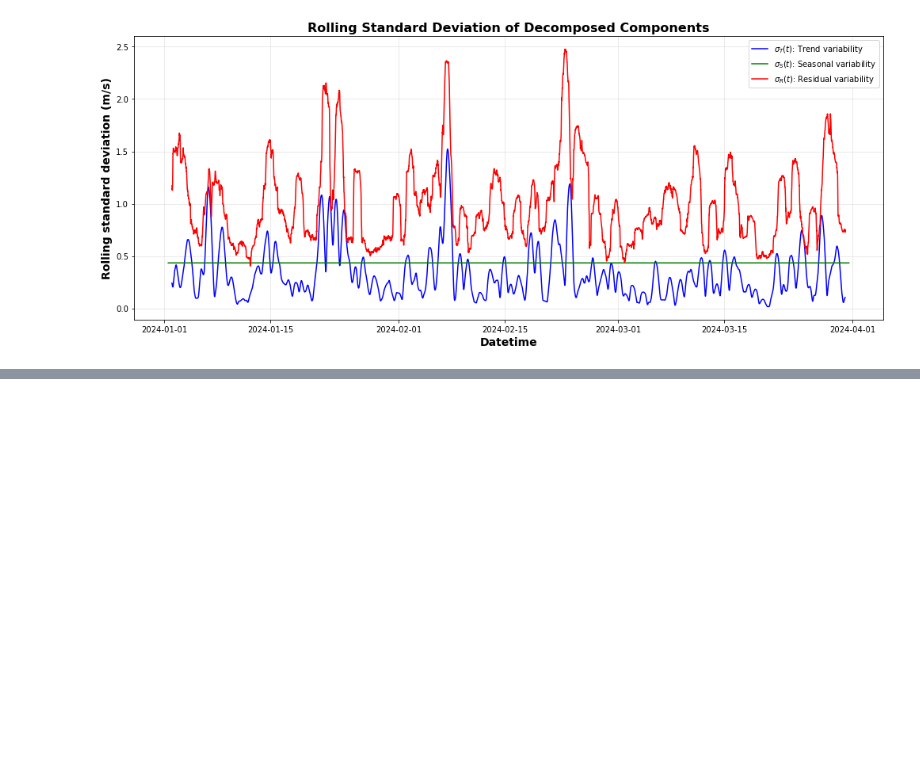
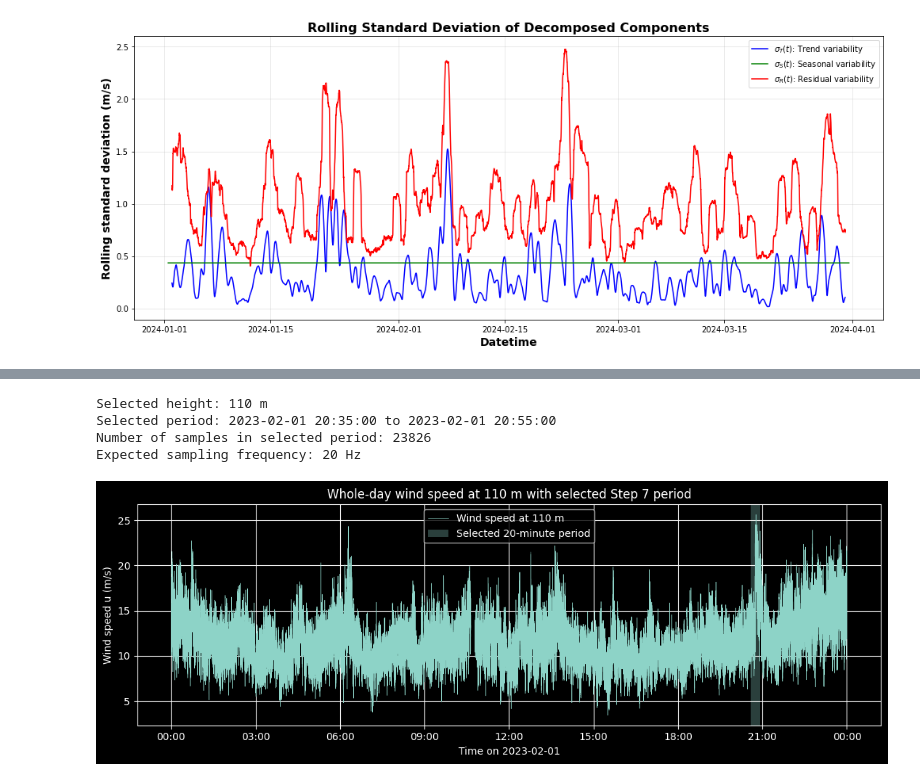
Before and after one commit to KaluInnocentOkoro/wind_physics_measurement_project, a Jupyter notebook: topic_2_energy_meteorology.ipynb, the cells around one changed output, grey strips where cells are left out. Cells and saved outputs as stored; diff of their text form; code cells hidden in the pictures; blank space fills up the shorter version.

```diff
--- a/topic_2_energy_meteorology.ipynb
+++ b/topic_2_energy_meteorology.ipynb
@@ -533,0 +587,50 @@ plt.show()
+# %%
+# ---------------------------------------------------------
+# 3. Select height and 20-minute period
+# ---------------------------------------------------------
+
+height = 110
+u_col = f"wind_speed_{height}m_mps"
+
+start_time = "2023-02-01 20:35:00"
+end_time = "2023-02-01 20:55:00"
+
+segment = df.loc[start_time:end_time, [u_col]].dropna().copy()
+
+print("Selected height:", height, "m")
+print("Selected period:", start_time, "to", end_time)
+print("Number of samples in selected period:", len(segment))
+print("Expected sampling frequency: 20 Hz")
+# %% [output]
+Selected height: 110 m
+Selected period: 2023-02-01 20:35:00 to 2023-02-01 20:55:00
+Number of samples in selected period: 23826
+Expected sampling frequency: 20 Hz
+# %%
+# ---------------------------------------------------------
+# 4. Context plot: whole-day wind speed with selected period highlighted
+# ---------------------------------------------------------
+
+fig, ax = plt.subplots(figsize=(11, 4))
+
+ax.plot(df.index, df[u_col], linewidth=0.4, label=f"Wind speed at {height} m")
+
+ax.axvspan(
+    pd.to_datetime(start_time),
+    pd.to_datetime(end_time),
+    alpha=0.3,
+    label="Selected 20-minute period"
+)
+
+ax.set_title(f"Whole-day wind speed at {height} m with selected Step 7 period")
+ax.set_ylabel("Wind speed u (m/s)")
+ax.set_xlabel("Time on 2023-02-01")
+ax.legend()
+ax.grid(True)
+
+ax.xaxis.set_major_formatter(mdates.DateFormatter("%H:%M"))
+
+plt.tight_layout()
+plt.show()
+# %% [output]
+[figure, added]
```
Also changed, not shown: parts of 7 cells of this notebook, 1 other file.
